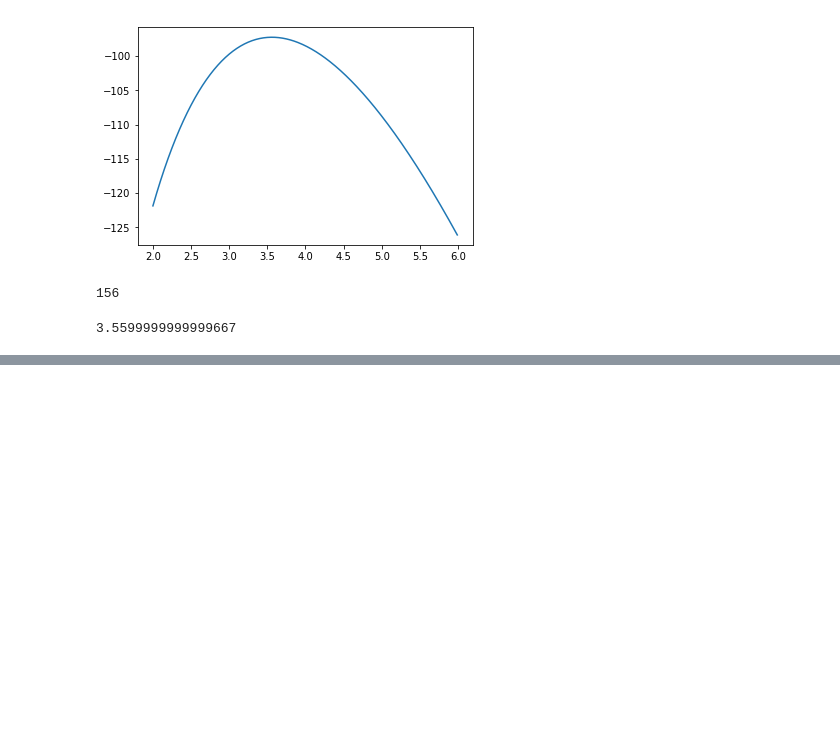
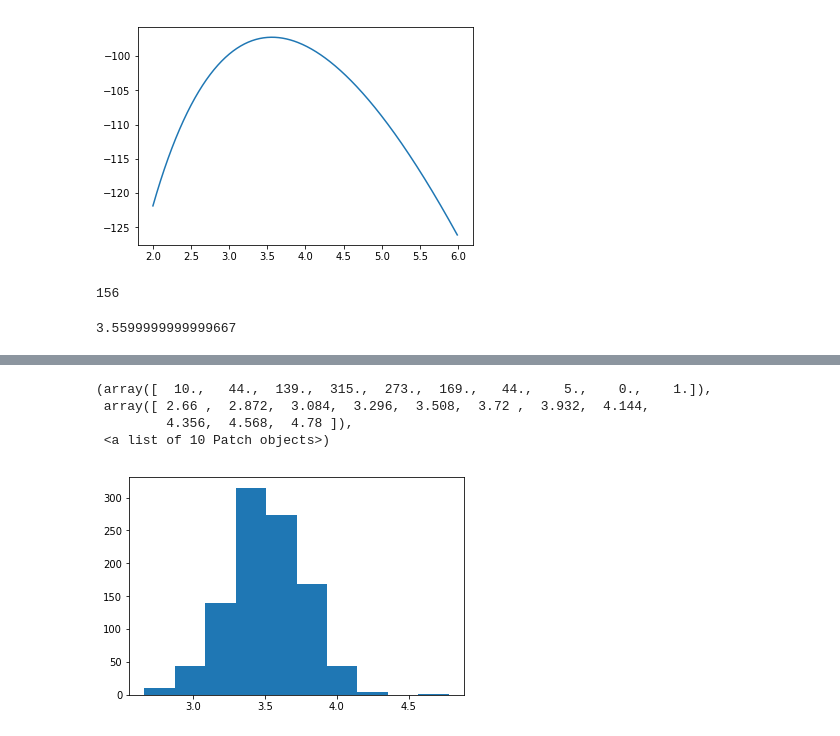
Before and after one commit to Aipakazuma/green_book, a Jupyter notebook: 2/2_確立分布と統計モデルの最尤推定.ipynb, the cells around one changed output, grey strips where cells are left out. Cells and saved outputs as stored; diff of their text form; code cells hidden in the pictures; blank space fills up the shorter version.

```diff
--- a/2/2_確立分布と統計モデルの最尤推定.ipynb
+++ b/2/2_確立分布と統計モデルの最尤推定.ipynb
@@ -185,0 +224,8 @@ __lambda[156]
+# %%
+plt.hist(rpois(1000, 50, 3.5).mean(axis=1))
+# %% [output]
+(array([  10.,   44.,  139.,  315.,  273.,  169.,   44.,    5.,    0.,    1.]),
+ array([ 2.66 ,  2.872,  3.084,  3.296,  3.508,  3.72 ,  3.932,  4.144,
+         4.356,  4.568,  4.78 ]),
+ <a list of 10 Patch objects>)
+[figure, added]
```
Also changed, not shown: parts of 10 cells of this notebook.
